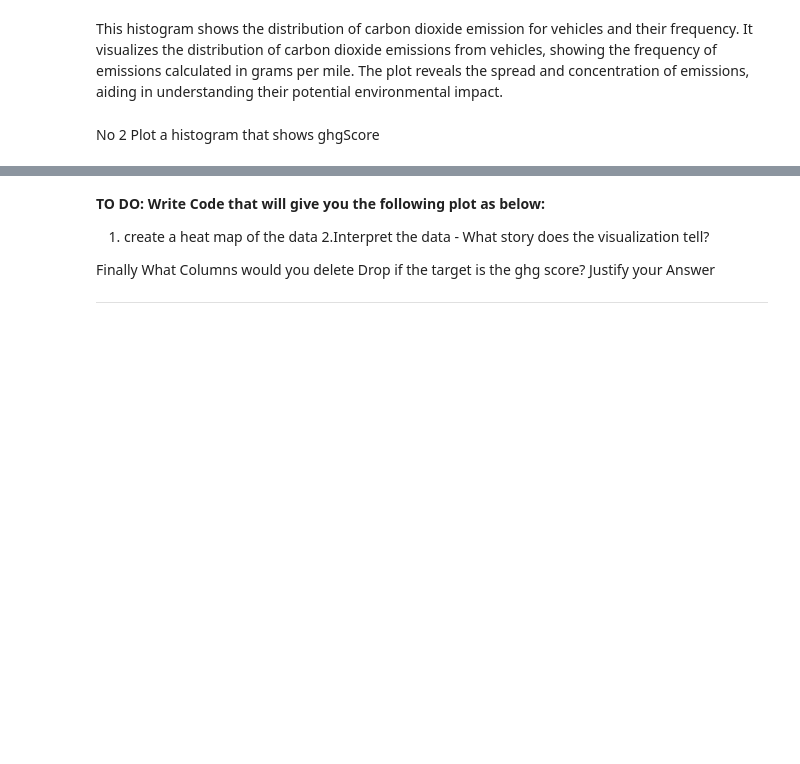
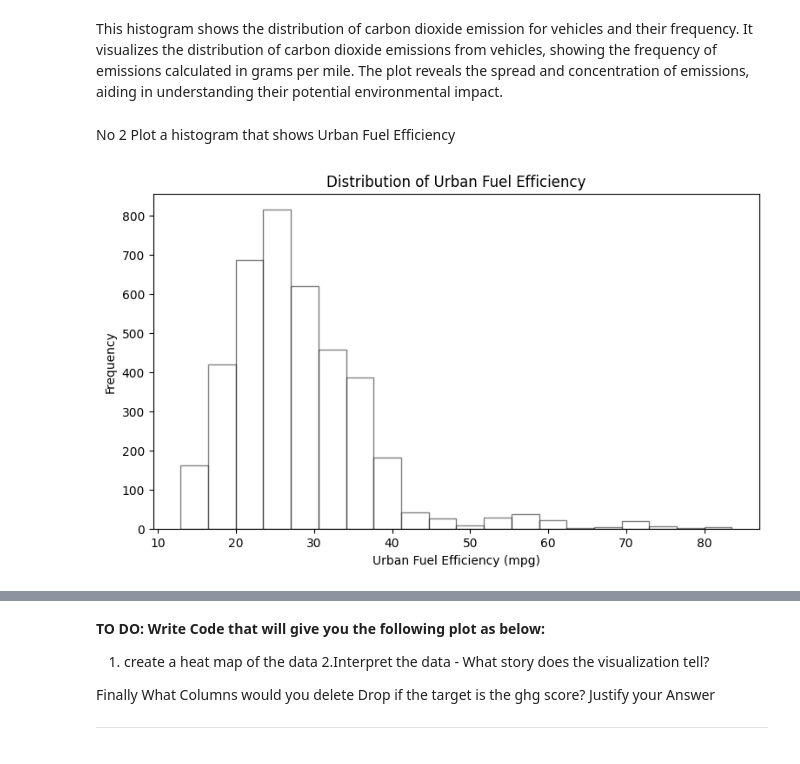
Before and after one commit to StellaIbeh/Project-Plotting_Assignment, a Jupyter notebook: Plotting_Assignment.ipynb, the cells around one changed output, grey strips where cells are left out. Saved outputs shown, nothing was run; the diff lists cells and outputs as text; code cells hidden in the pictures; blank space fills up the shorter version.

```diff
--- a/Plotting_Assignment.ipynb
+++ b/Plotting_Assignment.ipynb
@@ -89,4 +89,4 @@ plt.show()
 This histogram shows the distribution of carbon dioxide emission for vehicles and their frequency. It  visualizes the distribution of carbon dioxide emissions from vehicles, showing the frequency of emissions calculated in grams per mile. The plot reveals the spread and concentration of emissions, aiding in understanding their potential environmental impact.
 # %% [markdown]
 No 2
-Plot a histogram that shows ghgScore
+Plot a histogram that shows Urban Fuel Efficiency
@@ -94,0 +93,19 @@ Plot a histogram that shows ghgScore
+# %%
+# YOUR CODE HERE
+
+# Plot a histogram that shows urban fuel efficiency
+
+# Set the figure size
+plt.figure(figsize=(9, 5))
+
+# Plot the histogram with different bin widths
+plt.hist(data['UCity'], bins=20, color='white', alpha=0.5, edgecolor='black')
+plt.title('Distribution of Urban Fuel Efficiency')
+plt.xlabel('Urban Fuel Efficiency (mpg)')
+plt.ylabel('Frequency')
+plt.savefig('Urban_Fuel')
+
+# Show the plot
+plt.show()
+# %% [output]
+[figure, added]
```
Also changed, not shown: parts of 7 cells of this notebook.
